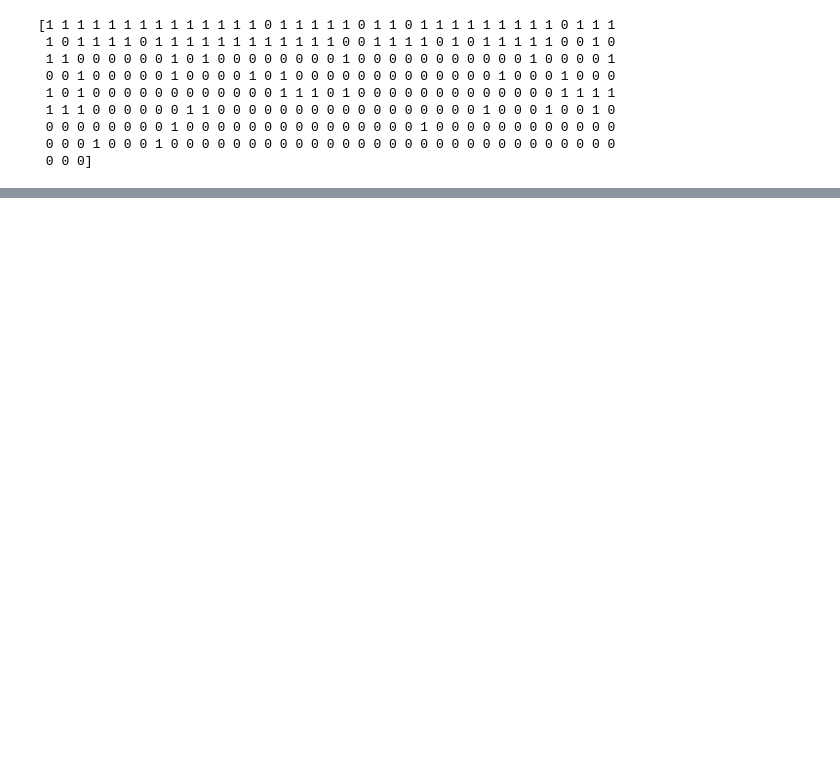
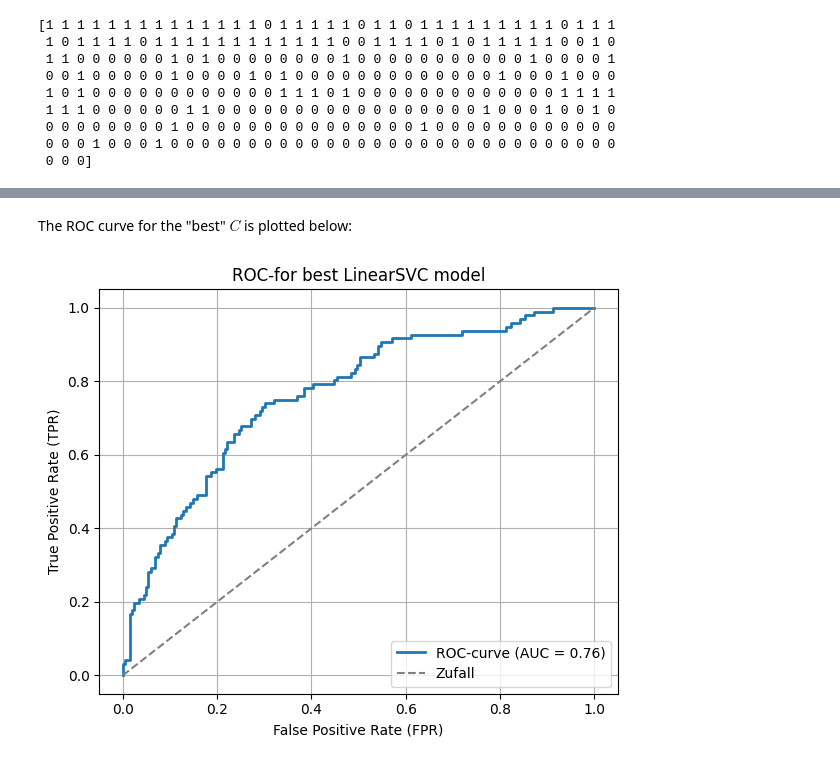
Before and after one commit to FelixFritz02/MasterKL, a Jupyter notebook: AI Numerics/Data Challenge/SVM.ipynb, the cells around one changed output, grey strips where cells are left out. Saved outputs shown, nothing was run; the diff lists cells and outputs as text; code cells hidden in the pictures; blank space fills up the shorter version.

```diff
--- a/AI Numerics/Data Challenge/SVM.ipynb
+++ b/AI Numerics/Data Challenge/SVM.ipynb
@@ -199,0 +202,27 @@ Bestes C: 1.1253355826007646e-05
+# %% [markdown]
+The ROC curve for the "best" $C$ is plotted below:
+# %%
+clf = LinearSVC(C=C)
+decision_scores = cross_val_predict(clf, X, y_zero_one, cv=cv, method='decision_function')
+overall_best_score = roc_auc_score(y_zero_one, decision_scores)
+
+from sklearn.metrics import roc_curve, roc_auc_score
+
+fpr, tpr, thresholds = roc_curve(y_zero_one, decision_scores)
+
+# AUC-Wert berechnen
+auc = roc_auc_score(y_zero_one, decision_scores)
+
+# Plot der ROC-Kurve
+plt.figure(figsize=(6, 5))
+plt.plot(fpr, tpr, label=f'ROC-curve (AUC = {auc:.2f})', linewidth=2)
+plt.plot([0, 1], [0, 1], linestyle='--', color='gray', label='Zufall')
+plt.xlabel('False Positive Rate (FPR)')
+plt.ylabel('True Positive Rate (TPR)')
+plt.title('ROC-for best LinearSVC model')
+plt.legend(loc='lower right')
+plt.grid(True)
+plt.tight_layout()
+plt.show()
+# %% [output]
+[figure, added]
```
Also changed, not shown: parts of 9 cells of this notebook.
